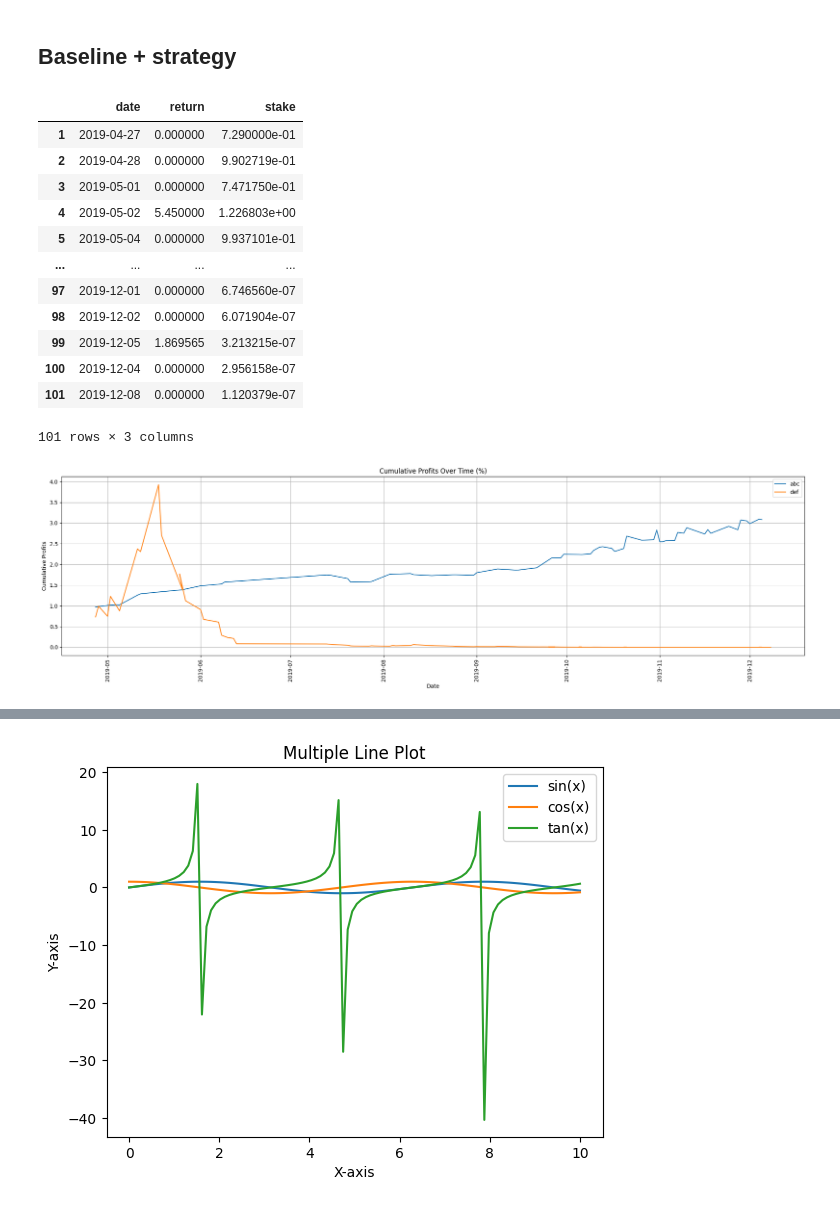
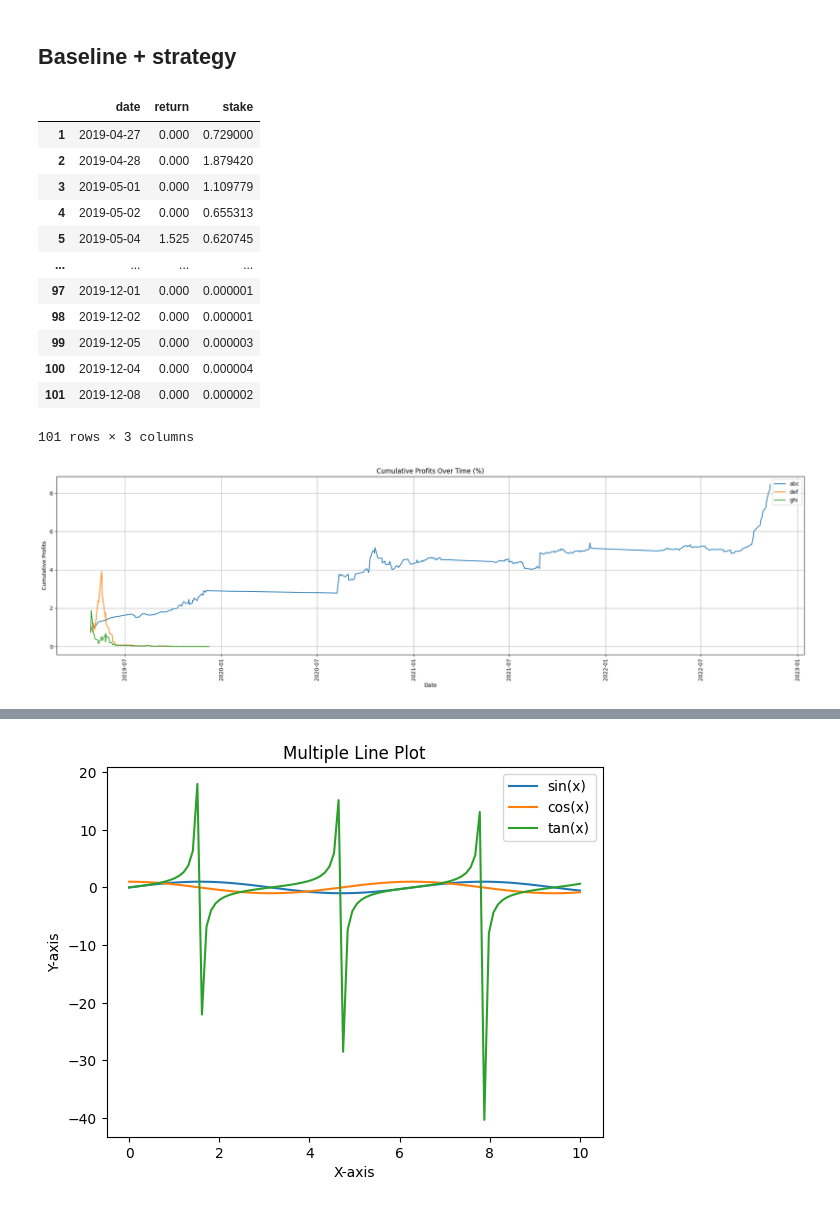
Before and after one commit to MarcosAugusto47/soccer-betting-strategy, a Jupyter notebook: notebook_plot.ipynb, the cells around one changed output, grey strips where cells are left out. Cells and saved outputs as stored; diff of their text form; code cells hidden in the pictures.

```diff
--- a/notebook_plot.ipynb
+++ b/notebook_plot.ipynb
@@ -296,39 +303,48 @@ Year: 2022
 ## Baseline + strategy
 # %%
 df_strategy = pd.read_csv("artefacts/aggregatorDatetime_min_games1_do_baselineFalse_20231201163246/result_plot.csv").iloc[1:]
+df_strategy = pd.read_csv("artefacts/aggregatorDatetime_min_games1_do_baselineFalse_20231202053916/result_plot.csv").iloc[1:]
 df_baseline1 = pd.read_csv("artefacts/aggregatorGameId_min_games0_do_baselineTrue_20231201231551/result_plot.csv")
 df_baseline1['date'] = df_baseline1.date.apply(lambda x: x[:10])
 df_baseline1 = df_baseline1.groupby('date', sort=False).last().reset_index().iloc[1:]
+
+df_baseline2 = pd.read_csv("artefacts/aggregatorGameId_min_games0_do_baselineTrue_20231202014701/result_plot.csv")
+df_baseline2['date'] = df_baseline2.date.apply(lambda x: x[:10])
+df_baseline2 = df_baseline2.groupby('date', sort=False).last().reset_index().iloc[1:]
+
+
 #df_strategy = pd.read_csv("artefacts/aggregatorDatetime_min_games1_do_baselineFalse_20231201163246/result_plot.csv")
-df_baseline1
+df_baseline2
 # %% [output]
 |  | date | return | stake |
-| 1 | 2019-04-27 | 0.000000 | 7.290000e-01 |
-| 2 | 2019-04-28 | 0.000000 | 9.902719e-01 |
-| 3 | 2019-05-01 | 0.000000 | 7.471750e-01 |
-| 4 | 2019-05-02 | 5.450000 | 1.226803e+00 |
-| 5 | 2019-05-04 | 0.000000 | 9.937101e-01 |
+| 1 | 2019-04-27 | 0.000 | 0.729000 |
+| 2 | 2019-04-28 | 0.000 | 1.879420 |
+| 3 | 2019-05-01 | 0.000 | 1.109779 |
+| 4 | 2019-05-02 | 0.000 | 0.655313 |
+| 5 | 2019-05-04 | 1.525 | 0.620745 |
 | ... | ... | ... | ... |
-| 97 | 2019-12-01 | 0.000000 | 6.746560e-07 |
-| 98 | 2019-12-02 | 0.000000 | 6.071904e-07 |
-| 99 | 2019-12-05 | 1.869565 | 3.213215e-07 |
-| 100 | 2019-12-04 | 0.000000 | 2.956158e-07 |
-| 101 | 2019-12-08 | 0.000000 | 1.120379e-07 |
+| 97 | 2019-12-01 | 0.000 | 0.000001 |
+| 98 | 2019-12-02 | 0.000 | 0.000001 |
+| 99 | 2019-12-05 | 0.000 | 0.000003 |
+| 100 | 2019-12-04 | 0.000 | 0.000004 |
+| 101 | 2019-12-08 | 0.000 | 0.000002 |
 101 rows × 3 columns
 # %%
 df_strategy.date = pd.to_datetime(df_strategy.date)
 df_baseline1.date = pd.to_datetime(df_baseline1.date)
+df_baseline2.date = pd.to_datetime(df_baseline2.date)
 # %%
 plt.figure(figsize=(20, 6))
 plt.plot(df_strategy.date, df_strategy.stake, label='abc')
 plt.plot(df_baseline1.date, df_baseline1.stake, label='def')
+plt.plot(df_baseline2.date, df_baseline2.stake, label='ghi')
 plt.xlabel('Date')
 plt.ylabel('Cumulative Profits')
 plt.xticks(rotation=90)
 plt.title('Cumulative Profits Over Time (%)')
 plt.legend()
 plt.grid(True)
 plt.tight_layout()
 plt.show()
 # %% [output]
-[figure, old version]
+[figure, new version]
```
Also changed, not shown: parts of 19 cells of this notebook, 5 other files.
